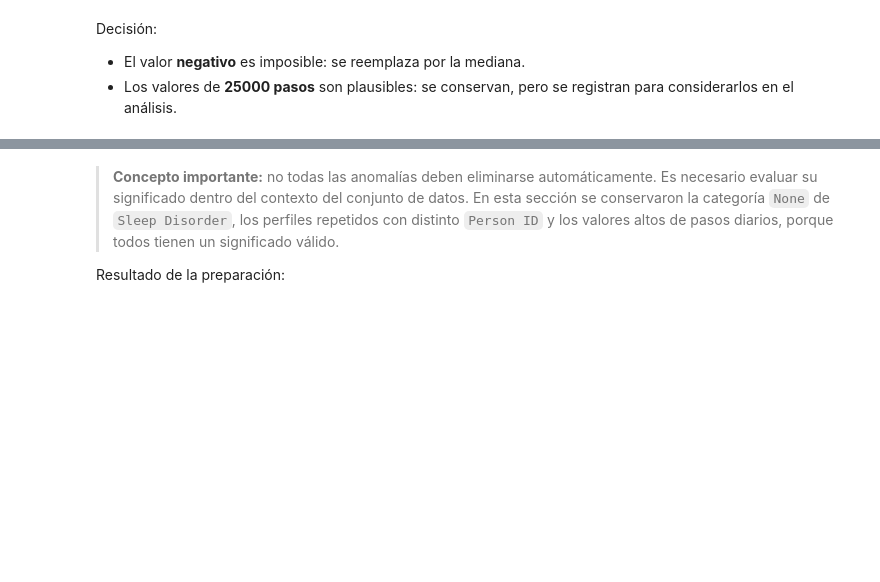
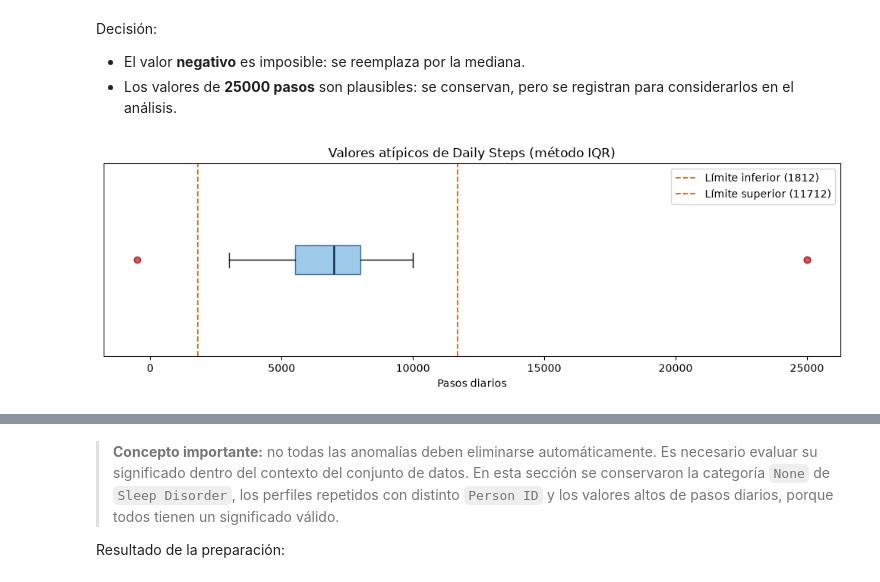
Before and after one commit to JoacoBRM/ciencia-de-datos, a Jupyter notebook: NOTEBOOKS/RDA2_Preparacion_Escalamiento_Caracteristicas.ipynb, the cells around one changed output, grey strips where cells are left out. Cells and saved outputs as stored; diff of their text form; code cells hidden in the pictures; blank space fills up the shorter version.

Commit message:
feat: add RDA2 notebook for data preparation, scaling, and feature extraction

```diff
--- a/NOTEBOOKS/RDA2_Preparacion_Escalamiento_Caracteristicas.ipynb
+++ b/NOTEBOOKS/RDA2_Preparacion_Escalamiento_Caracteristicas.ipynb
@@ -61,7 +61,7 @@ from sklearn.model_selection import train_test_split
 pd.set_option("display.max_columns", 30)
 pd.set_option("display.width", 160)
 
-RUTA_DATOS = Path("data/sleep_health_extraido.csv")
+RUTA_DATOS = Path("../BDD/sleep_health_extraido.csv")
 
 print("Pandas      :", pd.__version__)
 print("Scikit-learn:", sklearn.__version__)
@@ -301,6 +465,28 @@ Decisión:
 
 - El valor **negativo** es imposible: se reemplaza por la mediana.
 - Los valores de **25000 pasos** son plausibles: se conservan, pero se registran para considerarlos en el análisis.
+# %%
+fig, ax = plt.subplots(figsize=(10, 3.5))
+
+ax.boxplot(
+    df["Daily Steps"].dropna(),
+    vert=False,
+    patch_artist=True,
+    boxprops=dict(facecolor="#9ECAE9", color="#3b6ea5"),
+    medianprops=dict(color="#1f3b5c", linewidth=2),
+    flierprops=dict(marker="o", markerfacecolor="#e05252", markeredgecolor="#a82424", markersize=6),
+)
+ax.axvline(limite_inferior, color="#d95f02", linestyle="--", linewidth=1.3, label=f"Límite inferior ({limite_inferior:.0f})")
+ax.axvline(limite_superior, color="#d95f02", linestyle="--", linewidth=1.3, label=f"Límite superior ({limite_superior:.0f})")
+
+ax.set_title("Valores atípicos de Daily Steps (método IQR)")
+ax.set_xlabel("Pasos diarios")
+ax.set_yticks([])
+ax.legend()
+plt.tight_layout()
+plt.show()
+# %% [output]
+[figure, added]
 # %%
 df.loc[df["Daily Steps"] < 0, "Daily Steps"] = df.loc[df["Daily Steps"] >= 0, "Daily Steps"].median()
 df["Daily Steps"].describe().round(1)
```
Also changed, not shown: parts of 50 cells of this notebook.
